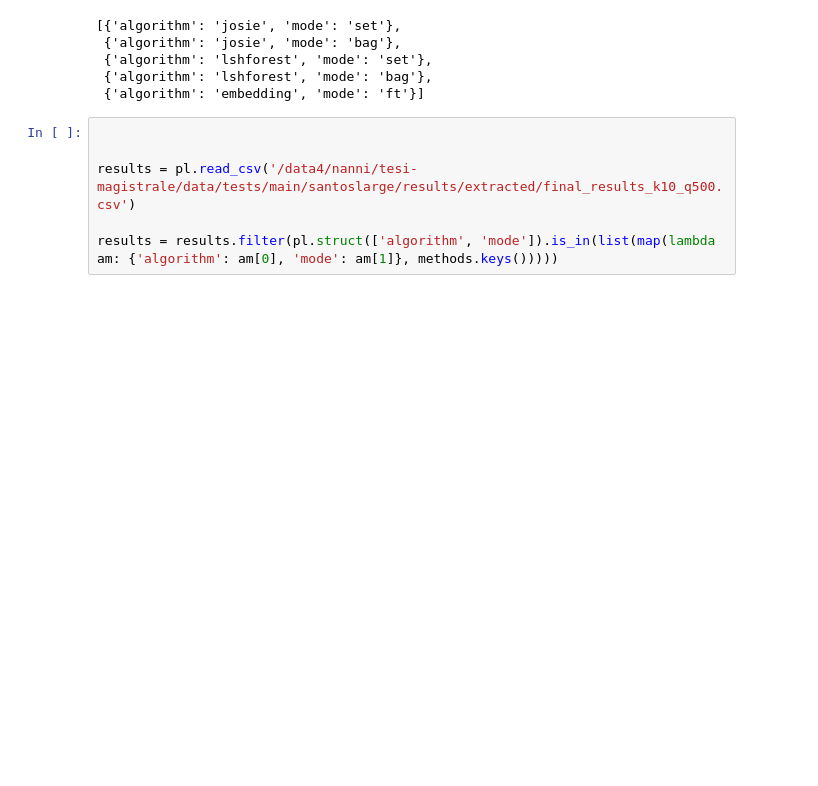
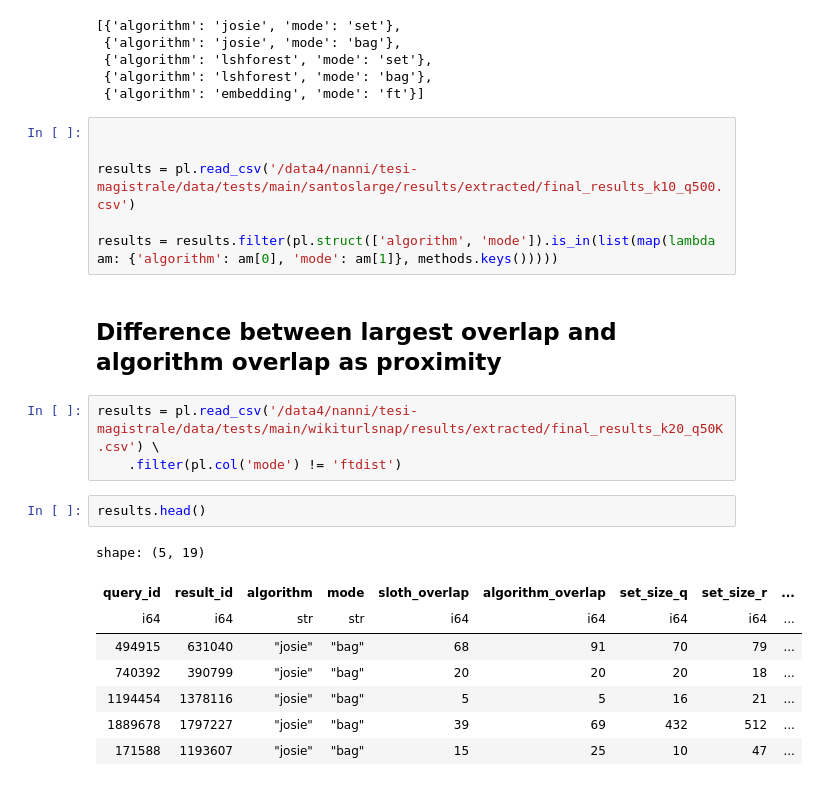
Before and after one commit to nanni00/datalake-table-finder, a Jupyter notebook: experiments/stuff.ipynb, the cells around one changed output. Cells and saved outputs as stored; diff of their text form; blank space fills up the shorter version.

```diff
--- a/experiments/stuff.ipynb
+++ b/experiments/stuff.ipynb
@@ -668,3 +668,19 @@ list(map(lambda am: {'algorithm': am[0], 'mode': am[1]}, methods.keys()))
 results = pl.read_csv('/data4/nanni/tesi-magistrale/data/tests/main/santoslarge/results/extracted/final_results_k10_q500.csv')
 
 results = results.filter(pl.struct(['algorithm', 'mode']).is_in(list(map(lambda am: {'algorithm': am[0], 'mode': am[1]}, methods.keys()))))
+# %% [markdown]
+## Difference between largest overlap and algorithm overlap as proximity
+# %%
+results = pl.read_csv('/data4/nanni/tesi-magistrale/data/tests/main/wikiturlsnap/results/extracted/final_results_k20_q50K.csv') \
+    .filter(pl.col('mode') != 'ftdist')
+# %%
+results.head()
+# %% [output]
+shape: (5, 19)
+| query_id | result_id | algorithm | mode | sloth_overlap | algorithm_overlap | set_size_q | set_size_r | ... |
+| i64 | i64 | str | str | i64 | i64 | i64 | i64 | ... |
+| 494915 | 631040 | "josie" | "bag" | 68 | 91 | 70 | 79 | ... |
+| 740392 | 390799 | "josie" | "bag" | 20 | 20 | 20 | 18 | ... |
+| 1194454 | 1378116 | "josie" | "bag" | 5 | 5 | 16 | 21 | ... |
+| 1889678 | 1797227 | "josie" | "bag" | 39 | 69 | 432 | 512 | ... |
+| 171588 | 1193607 | "josie" | "bag" | 15 | 25 | 10 | 47 | ... |
```
Also changed, not shown: parts of 1 cell of this notebook, 23 other files.
